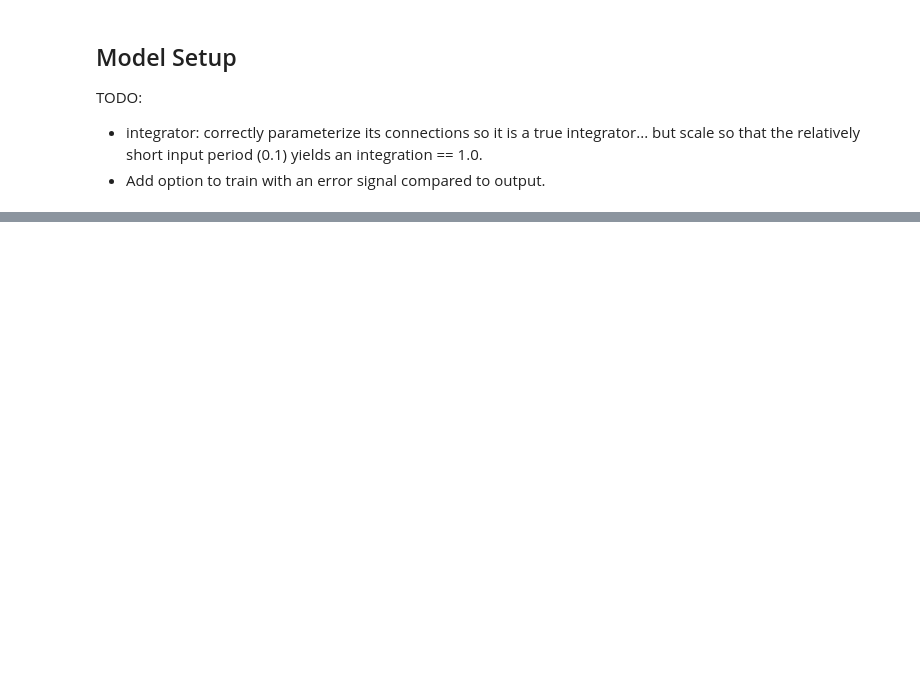
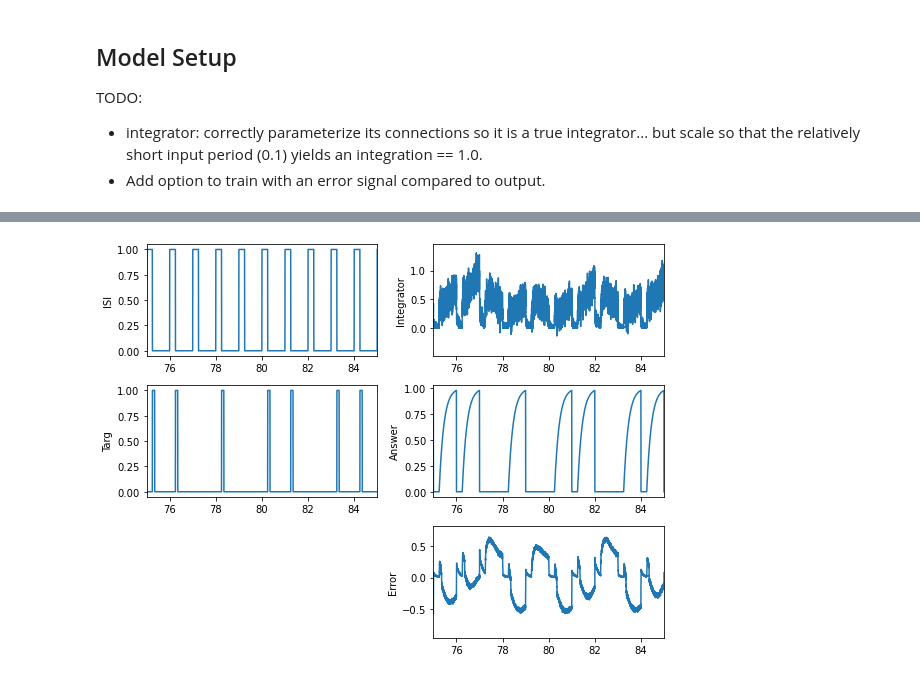
Before and after one commit to neuromorphs/grill-srnn-pfc, a Jupyter notebook: notebooks/01_srnn_go_nogo.ipynb, the cells around one changed output, grey strips where cells are left out. Drawn from its saved outputs; the diff is of its cells as text; code cells hidden in the pictures; blank space fills up the shorter version.

```diff
--- a/notebooks/01_srnn_go_nogo.ipynb
+++ b/notebooks/01_srnn_go_nogo.ipynb
@@ -115,26 +117,23 @@ class GoNoGo(nengo.Network):
         self.target = nengo.Node(targ_signal, size_out=1, label='target')
 
         # Known correct answer - not implemented yet
-        # self.answer = nengo.Node(expected_response, label='answer')
+        self.answer = nengo.Node(expected_response, label='answer')
 
         # SNN to do the task
-        self.integrator = nengo.Ensemble(n_neurons=n_neurons, dimensions=1, label='integrator', radius=2)
-        nengo.Connection(self.target, self.integrator, synapse=tau)
-        nengo.Connection(self.integrator, self.integrator, synapse=tau, transform=tau)
+        self.integrator = nengo.Ensemble(n_neurons=n_neurons, dimensions=1, label='integrator')
+        nengo.Connection(self.target, self.integrator, transform=tau)
+        recurr = nengo.Connection(self.integrator, self.integrator,
+                                  # function=lambda x: 1.3 * x,
+                                  learning_rule_type=nengo.PES(learning_rate=1e-4),
+                                  synapse=tau)
         nengo.Connection(self.isi, self.integrator.neurons, transform=[[-1]] * n_neurons)
 
-        # Node that does nothing
-        # self.output = nengo.Node(None, size_in=1, label='output')
-        # out_conn = nengo.Connection(self.integrator.neurons, self.output,
-        #                             transform=np.zeros((1, n_neurons)),
-        #                             learning_rule_type=nengo.PES(learning_rate=1e-4))
-
         # error signal = output - answer
-        # self.error = nengo.Node(None, size_in=1, label='error')
+        self.error = nengo.Node(None, size_in=1, label='error')
         # self.error = nengo.Ensemble(100, dimensions=1, label='error')
-        # nengo.Connection(self.output, self.error)
-        # nengo.Connection(self.answer, self.error, transform=-1)
-        # nengo.Connection(self.error, out_conn.learning_rule)
+        nengo.Connection(self.integrator, self.error)
+        nengo.Connection(self.answer, self.error, transform=-1)
+        nengo.Connection(self.error, recurr.learning_rule)
 # %%
 from nengo_gui.ipython import IPythonViz
 
@@ -151,8 +152,8 @@ def test_gonogo(net, sim_trials=160):
             'isi': nengo.Probe(net.gonogo.isi),
             'targ': nengo.Probe(net.gonogo.target),
             'integrator': nengo.Probe(net.gonogo.integrator),
-            # 'out': nengo.Probe(net.gonogo.output),
-            # 'error': nengo.Probe(net.gonogo.error)
+            'answer': nengo.Probe(net.gonogo.answer),
+            'error': nengo.Probe(net.gonogo.error)
         }
 
     with nengo.Simulator(net) as sim:
@@ -164,22 +168,34 @@ sim, probes = test_gonogo(net)
 # %%
 t = sim.trange()
 xrange = [trial_dur*75, trial_dur*85]
 
 plt.figure(figsize=(8, 6))
 
-plt.subplot(3, 1, 1)
+plt.subplot(3, 2, 1)
 plt.plot(t, sim.data[probes['isi']])
 plt.xlim(xrange)
 plt.ylabel('ISI')
 
-plt.subplot(3, 1, 2)
+plt.subplot(3, 2, 3)
 plt.plot(t, sim.data[probes['targ']])
 plt.xlim(xrange)
 plt.ylabel('Targ')
 
-plt.subplot(3, 1, 3)
+plt.subplot(3, 2, 2)
 plt.plot(t, sim.data[probes['integrator']])
 plt.xlim(xrange)
 plt.ylabel('Integrator')
 
+plt.subplot(3, 2, 4)
+plt.plot(t, sim.data[probes['answer']])
+plt.xlim(xrange)
+plt.ylabel('Answer')
+
+plt.subplot(3, 2, 6)
+plt.plot(t, sim.data[probes['error']])
+plt.xlim(xrange)
+plt.ylabel('Error')
+
 plt.tight_layout()
+# %% [output]
+[figure, added]
```
Also changed, not shown: parts of 4 cells of this notebook.
